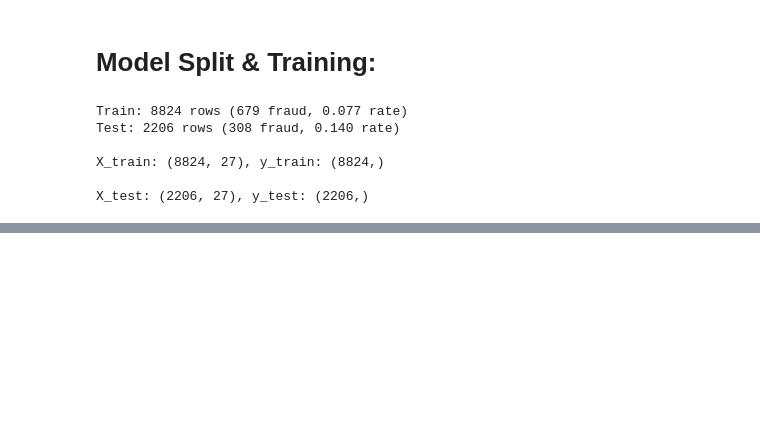
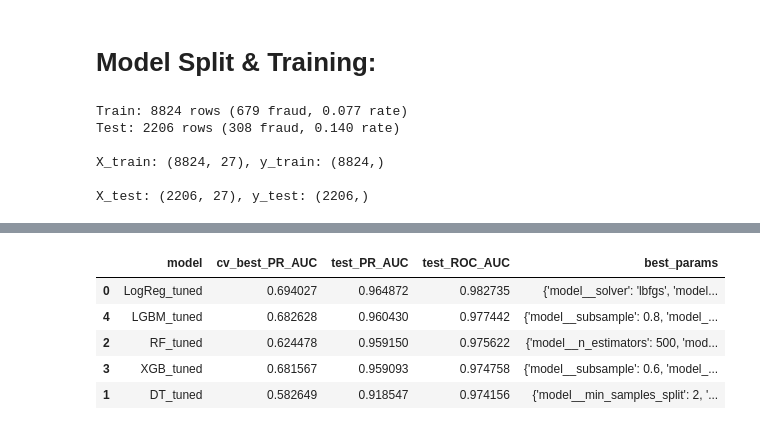
Before and after one commit to UzorNwokeaka/novapay-fraud-detection-project, a Jupyter notebook: notebooks/NovaPay - uzor_nwokeaka.ipynb, the cells around one changed output, grey strips where cells are left out. Cells and saved outputs as stored; diff of their text form; code cells hidden in the pictures; blank space fills up the shorter version.

```diff
--- a/notebooks/NovaPay - uzor_nwokeaka.ipynb
+++ b/notebooks/NovaPay - uzor_nwokeaka.ipynb
@@ -1105,0 +1555,3 @@ X_test: (2206, 27), y_test: (2206,)
+# %%
+# Tuning Decision Tree Model:
+dt_search   = tune_model(dt,   dt_params,   X_train, y_train, preprocess, n_iter=30)
@@ -1105,0 +1560,3 @@ X_test: (2206, 27), y_test: (2206,)
+# %%
+# Tuning Random Forest Model:
+rf_search   = tune_model(rf,   rf_params,   X_train, y_train, preprocess, n_iter=30)
@@ -1105,0 +1565,3 @@ X_test: (2206, 27), y_test: (2206,)
+# %%
+# Tuning XGBoost model:
+xgb_search  = tune_model(xgb,  xgb_params,  X_train, y_train, preprocess, n_iter=35)
@@ -1105,0 +1570,3 @@ X_test: (2206, 27), y_test: (2206,)
+# %%
+# Tuning LightGBM model
+lgbm_search = tune_model(lgbm, lgbm_params, X_train, y_train, preprocess, n_iter=35)
@@ -1105,0 +1591,33 @@ X_test: (2206, 27), y_test: (2206,)
+# %%
+# Comparing tuned models on my held-out future test set
+from sklearn.metrics import roc_auc_score, average_precision_score
+
+searches = {
+    "LogReg_tuned": lr_search,
+    "DT_tuned": dt_search,
+    "RF_tuned": rf_search,
+    "XGB_tuned": xgb_search,
+    "LGBM_tuned": lgbm_search
+}
+
+rows = []
+for name, s in searches.items():
+    best_pipe = s.best_estimator_
+    proba = best_pipe.predict_proba(X_test)[:, 1]
+    rows.append({
+        "model": name,
+        "cv_best_PR_AUC": s.best_score_,
+        "test_PR_AUC": average_precision_score(y_test, proba),
+        "test_ROC_AUC": roc_auc_score(y_test, proba),
+        "best_params": s.best_params_
+    })
+
+results_tuned = pd.DataFrame(rows).sort_values("test_PR_AUC", ascending=False)
+results_tuned
+# %% [output]
+|  | model | cv_best_PR_AUC | test_PR_AUC | test_ROC_AUC | best_params |
+| 0 | LogReg_tuned | 0.694027 | 0.964872 | 0.982735 | {'model__solver': 'lbfgs', 'model... |
+| 4 | LGBM_tuned | 0.682628 | 0.960430 | 0.977442 | {'model__subsample': 0.8, 'model_... |
+| 2 | RF_tuned | 0.624478 | 0.959150 | 0.975622 | {'model__n_estimators': 500, 'mod... |
+| 3 | XGB_tuned | 0.681567 | 0.959093 | 0.974758 | {'model__subsample': 0.6, 'model_... |
+| 1 | DT_tuned | 0.582649 | 0.918547 | 0.974156 | {'model__min_samples_split': 2, '... |
```
Also changed, not shown: parts of 19 cells of this notebook.
